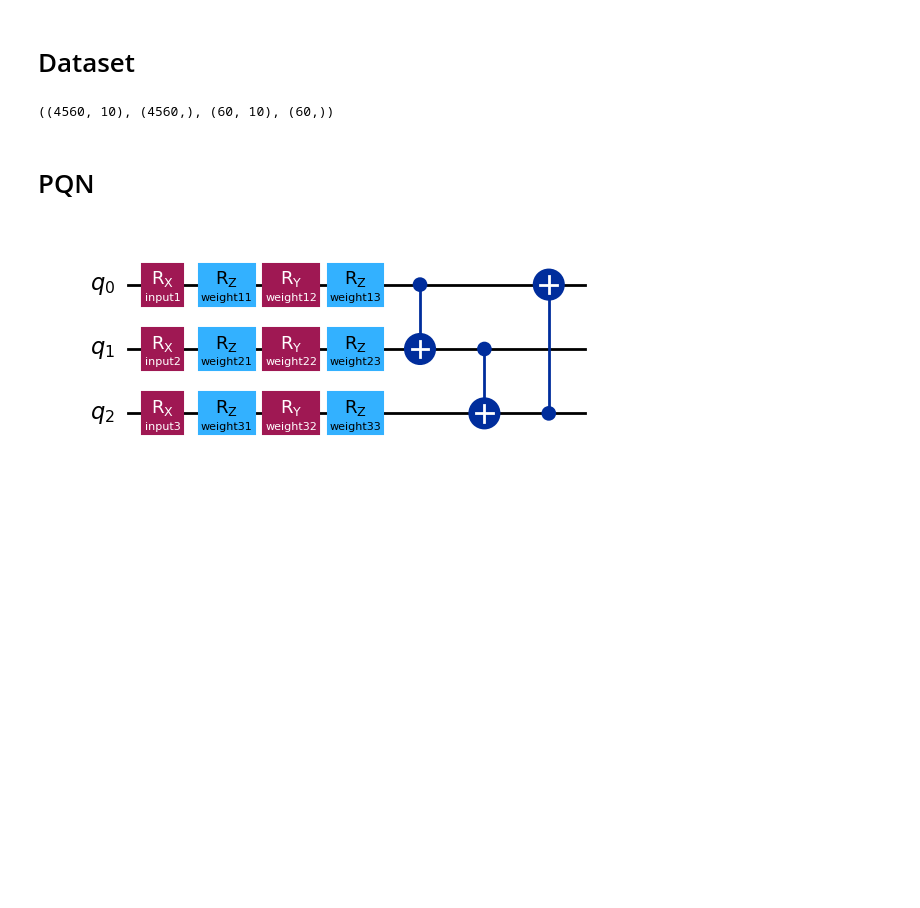
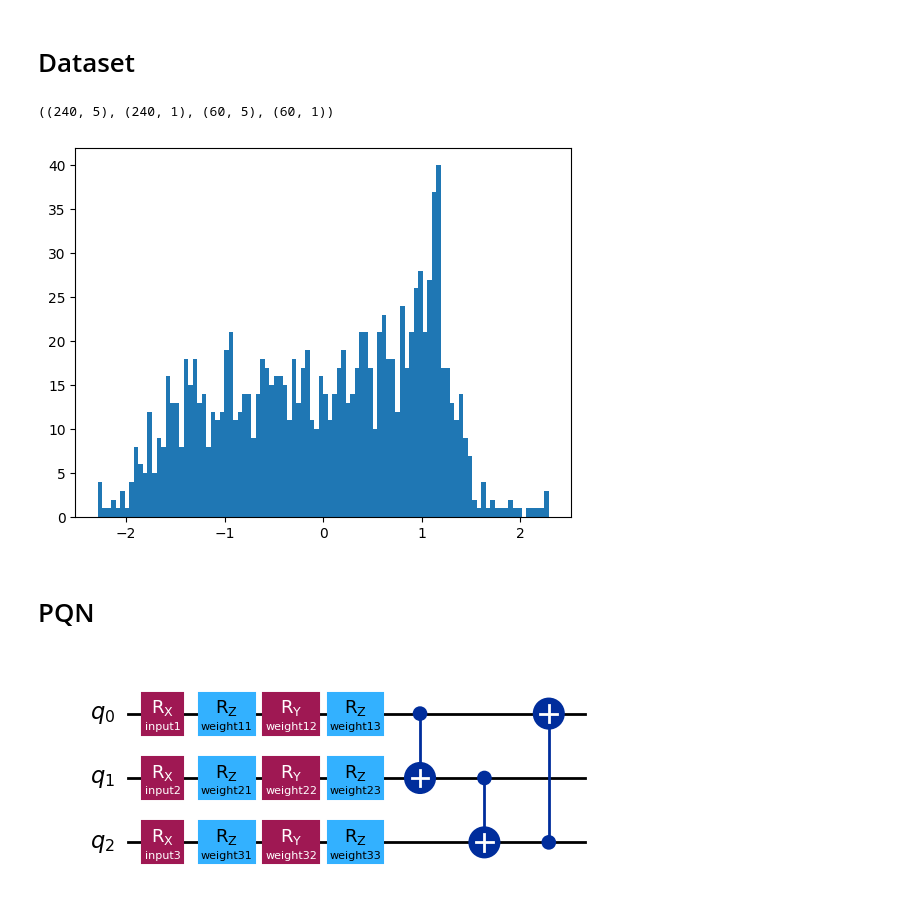
Before and after one commit to TimStep/Lagrange-points, a Jupyter notebook: QManifold.ipynb, the cells around one changed output. Cells and saved outputs as stored; diff of their text form; code cells hidden in the pictures; blank space fills up the shorter version.

Commit message:
Refactor code. Added tensorboard support. Added training optimizations and vanishing gradients problem solutions for EFQ Net.

```diff
--- a/QManifold.ipynb
+++ b/QManifold.ipynb
@@ -43,22 +78,39 @@ device = "cuda" if torch.cuda.is_available() else "cpu"
 # %%
 [ds] = qml.data.load("other", name = "hidden-manifold")
 # %%
-def to_dataset(ds):
+def toTorchDataset(ds, dim=None):
   HMtrainX = []
   HMtrainY = []
   HMtestX = []
   HMtestY = []
-  for m in ds.train:
-    HMtrainX += ds.train[m]['inputs']
-    HMtrainY += ds.train[m]['labels']
-    HMtestX = ds.test[m]['inputs']
-    HMtestY = ds.test[m]['labels']
-  return np.array(HMtrainX), np.array(HMtrainY), np.array(HMtestX), np.array(HMtestY)
+  if dim:
+    HMtrainX += ds.diff_train[dim]['inputs']
+    HMtrainY += ds.diff_train[dim]['labels']
+    HMtestX = ds.diff_test[dim]['inputs']
+    HMtestY = ds.diff_test[dim]['labels']
+  else:
+    for m in ds.train:
+      HMtrainX += ds.train[m]['inputs']
+      HMtrainY += ds.train[m]['labels']
+      HMtestX = ds.test[m]['inputs']
+      HMtestY = ds.test[m]['labels']
+  return np.array(HMtrainX), np.expand_dims(np.array(HMtrainY), axis=1), np.array(HMtestX), np.expand_dims(np.array(HMtestY), axis=1)
 # %%
-HMtrainX, HMtrainY, HMtestX, HMtestY = to_dataset(ds)
+HMtrainX, HMtrainY, HMtestX, HMtestY = toTorchDataset(ds, dim='5')
 HMtrainX.shape, HMtrainY.shape, HMtestX.shape, HMtestY.shape
 # %% [output]
-((4560, 10), (4560,), (60, 10), (60,))
+((240, 5), (240, 1), (60, 5), (60, 1))
+# %%
+#Normalize inputs
+HMmeanX = HMtrainX.mean(axis = 0)
+HMstdX = HMtrainX.std(axis = 0)
+HMtrainX = (HMtrainX - HMmeanX) / HMstdX
+HMtestX = (HMtestX - HMmeanX) / HMstdX
+
+plt.hist(HMtrainX.reshape(-1), bins=100)
+plt.show()
+# %% [output]
+[figure, added]
 # %%
 class ManifoldDataset(Dataset):
     def __init__(self, data_x, data_y):
```
Also changed, not shown: parts of 28 cells of this notebook.
